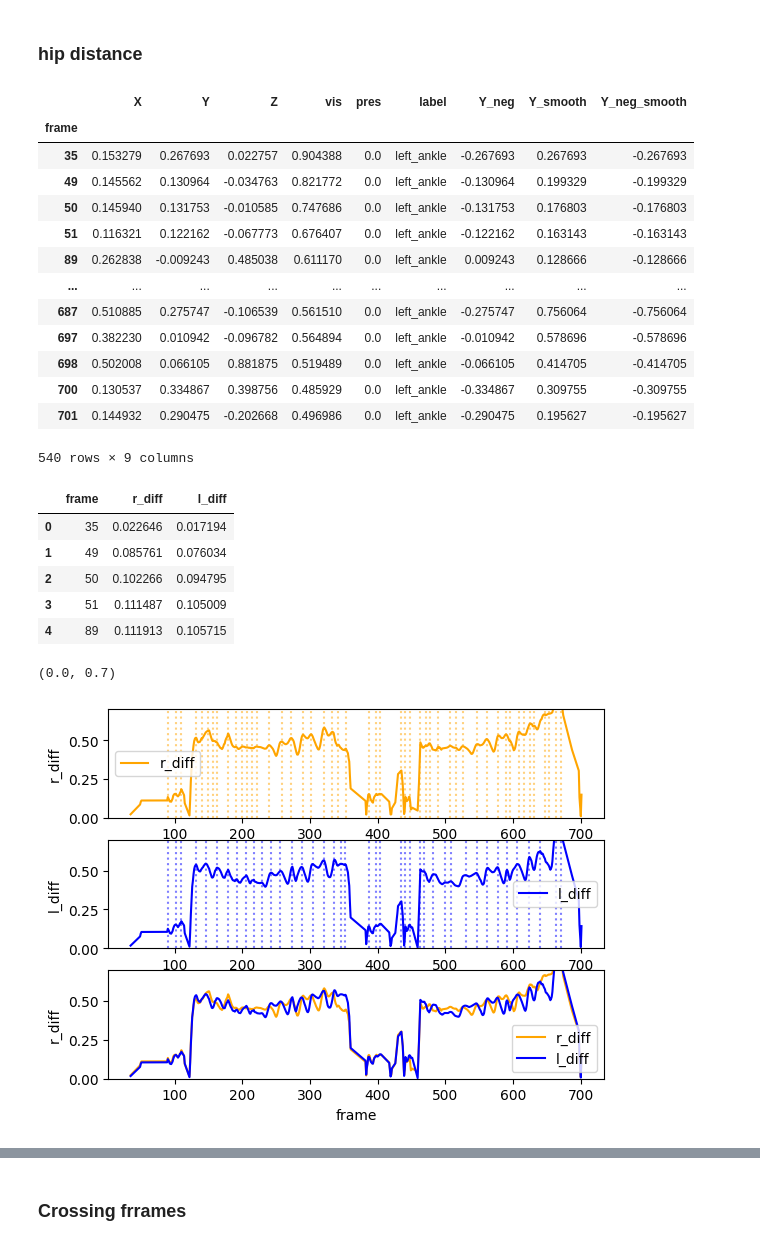
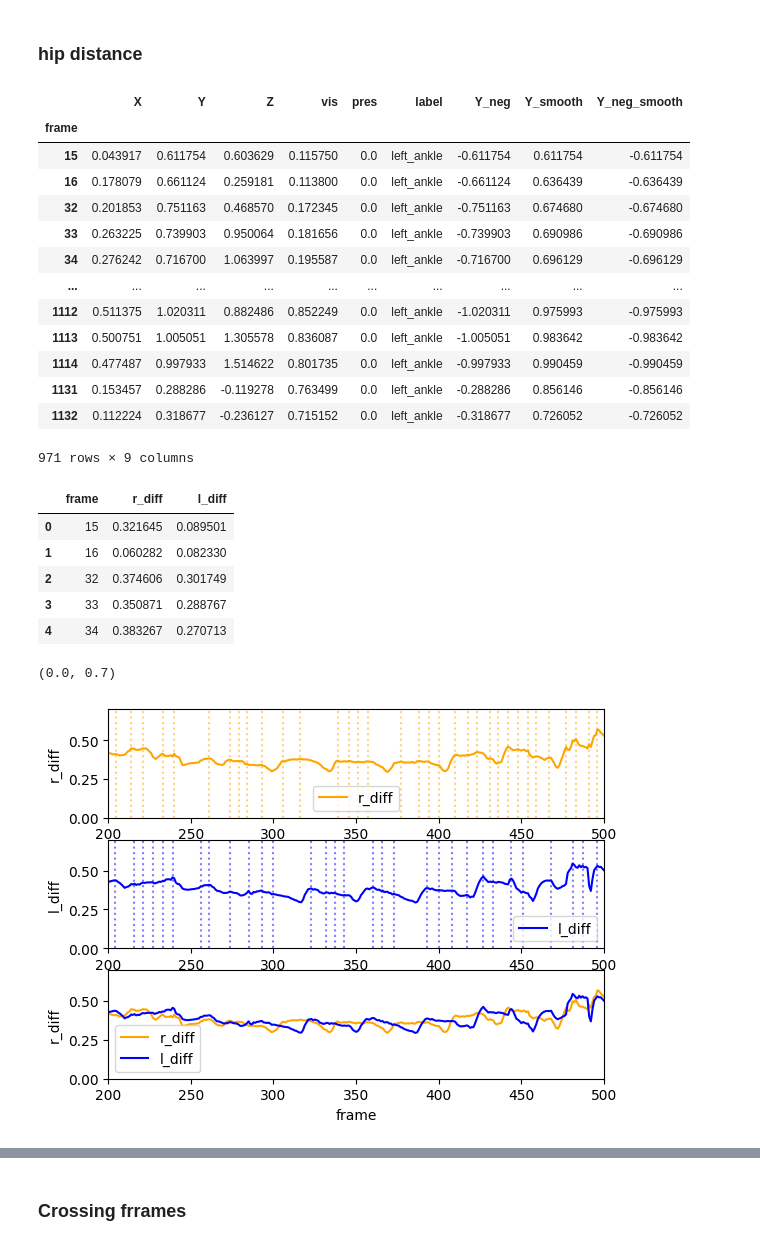
Before and after one commit to UCSF-MSLAB/HomeVideoAnalysis, a Jupyter notebook: megan_sandbox/gait_events/test_hip_heel_dist_2.ipynb, the cells around one changed output, grey strips where cells are left out. Drawn from its saved outputs; the diff is of its cells as text; code cells hidden in the pictures.

```diff
--- a/megan_sandbox/gait_events/test_hip_heel_dist_2.ipynb
+++ b/megan_sandbox/gait_events/test_hip_heel_dist_2.ipynb
@@ -11,7 +11,7 @@ output_path = r'C:\Users\mmccu\Box\MM_Personal\5_Projects\BoveLab\3_Data_and_Cod
 csv_file_name = 'test_hip_heel_events.csv'
 png_file_name = 'test_hip_heel_events.png'
 # %%
-mp_path = r'C:\Users\mmccu\Box\MM_Personal\5_Projects\BoveLab\3_Data_and_Code\gait_bw_zeno_outputs_004\subset_for_memory_a\BW-0006\2022_09_26\000_raw_pose_data\gait_vertical_PWS_1_mediapipe.csv'
+mp_path = r'C:\Users\mmccu\Box\MM_Personal\5_Projects\BoveLab\3_Data_and_Code\gait_bw_zeno_outputs_005\subset_for_memory_c\BW-0204\2023_07_31\000_raw_pose_data\gait_vertical_PWS_1_mediapipe.csv'
 # %%
 mp_df = pd.read_csv(mp_path, index_col = 0)
 mp_df['Y_neg'] = -mp_df['Y']
@@ -101,12 +101,12 @@ axs[2].set_ylim([-1, 0])
 # ankle hip to heel difference
 mp_r_hip_df = mp_df.loc[mp_df['label'] == 'right_hip']
 mp_r_hip_df = mp_r_hip_df.copy()
-mp_r_hip_df['Y_smooth'] = mp_r_hip_df['Y'].rolling(window=5, min_periods=1).mean()
+mp_r_hip_df['Y_smooth'] = mp_r_hip_df['Y'].rolling(window=10, min_periods=1).mean()
 mp_r_hip_df.set_index('frame', inplace=True)
 
 mp_l_hip_df = mp_df.loc[mp_df['label'] == 'left_hip']
 mp_l_hip_df = mp_l_hip_df.copy()
-mp_l_hip_df['Y_smooth'] = mp_l_hip_df['Y'].rolling(window=5, min_periods=1).mean()
+mp_l_hip_df['Y_smooth'] = mp_l_hip_df['Y'].rolling(window=10, min_periods=1).mean()
 mp_l_hip_df.set_index('frame', inplace=True)
 
 mp_r_ank_df.set_index('frame', inplace=True)
@@ -116,21 +116,21 @@ mp_l_ank_df
 # %% [output]
 |  | X | Y | Z | vis | pres | label | Y_neg | Y_smooth | Y_neg_smooth |
 | frame |  |  |  |  |  |  |  |  |  |
-| 35 | 0.153279 | 0.267693 | 0.022757 | 0.904388 | 0.0 | left_ankle | -0.267693 | 0.267693 | -0.267693 |
-| 49 | 0.145562 | 0.130964 | -0.034763 | 0.821772 | 0.0 | left_ankle | -0.130964 | 0.199329 | -0.199329 |
-| 50 | 0.145940 | 0.131753 | -0.010585 | 0.747686 | 0.0 | left_ankle | -0.131753 | 0.176803 | -0.176803 |
-| 51 | 0.116321 | 0.122162 | -0.067773 | 0.676407 | 0.0 | left_ankle | -0.122162 | 0.163143 | -0.163143 |
-| 89 | 0.262838 | -0.009243 | 0.485038 | 0.611170 | 0.0 | left_ankle | 0.009243 | 0.128666 | -0.128666 |
+| 15 | 0.043917 | 0.611754 | 0.603629 | 0.115750 | 0.0 | left_ankle | -0.611754 | 0.611754 | -0.611754 |
+| 16 | 0.178079 | 0.661124 | 0.259181 | 0.113800 | 0.0 | left_ankle | -0.661124 | 0.636439 | -0.636439 |
+| 32 | 0.201853 | 0.751163 | 0.468570 | 0.172345 | 0.0 | left_ankle | -0.751163 | 0.674680 | -0.674680 |
+| 33 | 0.263225 | 0.739903 | 0.950064 | 0.181656 | 0.0 | left_ankle | -0.739903 | 0.690986 | -0.690986 |
+| 34 | 0.276242 | 0.716700 | 1.063997 | 0.195587 | 0.0 | left_ankle | -0.716700 | 0.696129 | -0.696129 |
 | ... | ... | ... | ... | ... | ... | ... | ... | ... | ... |
-| 687 | 0.510885 | 0.275747 | -0.106539 | 0.561510 | 0.0 | left_ankle | -0.275747 | 0.756064 | -0.756064 |
-| 697 | 0.382230 | 0.010942 | -0.096782 | 0.564894 | 0.0 | left_ankle | -0.010942 | 0.578696 | -0.578696 |
-| 698 | 0.502008 | 0.066105 | 0.881875 | 0.519489 | 0.0 | left_ankle | -0.066105 | 0.414705 | -0.414705 |
-| 700 | 0.130537 | 0.334867 | 0.398756 | 0.485929 | 0.0 | left_ankle | -0.334867 | 0.309755 | -0.309755 |
-| 701 | 0.144932 | 0.290475 | -0.202668 | 0.496986 | 0.0 | left_ankle | -0.290475 | 0.195627 | -0.195627 |
+| 1112 | 0.511375 | 1.020311 | 0.882486 | 0.852249 | 0.0 | left_ankle | -1.020311 | 0.975993 | -0.975993 |
+| 1113 | 0.500751 | 1.005051 | 1.305578 | 0.836087 | 0.0 | left_ankle | -1.005051 | 0.983642 | -0.983642 |
+| 1114 | 0.477487 | 0.997933 | 1.514622 | 0.801735 | 0.0 | left_ankle | -0.997933 | 0.990459 | -0.990459 |
+| 1131 | 0.153457 | 0.288286 | -0.119278 | 0.763499 | 0.0 | left_ankle | -0.288286 | 0.856146 | -0.856146 |
+| 1132 | 0.112224 | 0.318677 | -0.236127 | 0.715152 | 0.0 | left_ankle | -0.318677 | 0.726052 | -0.726052 |
-540 rows × 9 columns
+971 rows × 9 columns
 # %%
-r_hip_ank_diff = abs(mp_r_hip_df['Y_smooth'] - mp_r_ank_df['Y_smooth'])
-l_hip_ank_diff = abs(mp_l_hip_df['Y_smooth'] - mp_l_ank_df['Y_smooth'])
+r_hip_ank_diff = abs(mp_r_hip_df['Y'] - mp_r_ank_df['Y'])
+l_hip_ank_diff = abs(mp_l_hip_df['Y'] - mp_l_ank_df['Y'])
 
 diff_df = pd.DataFrame({'r_diff' : r_hip_ank_diff,
                         'l_diff' : l_hip_ank_diff})
@@ -138,11 +138,11 @@ diff_df = diff_df.reset_index()
 diff_df.head()
 # %% [output]
 |  | frame | r_diff | l_diff |
-| 0 | 35 | 0.022646 | 0.017194 |
-| 1 | 49 | 0.085761 | 0.076034 |
-| 2 | 50 | 0.102266 | 0.094795 |
-| 3 | 51 | 0.111487 | 0.105009 |
-| 4 | 89 | 0.111913 | 0.105715 |
+| 0 | 15 | 0.321645 | 0.089501 |
+| 1 | 16 | 0.060282 | 0.082330 |
+| 2 | 32 | 0.374606 | 0.301749 |
+| 3 | 33 | 0.350871 | 0.288767 |
+| 4 | 34 | 0.383267 | 0.270713 |
 # %%
 # ankle hip to heel difference peaks
 r_diff_peaks_i, _ = sig.find_peaks(diff_df['r_diff'], distance = 5)
@@ -159,25 +159,26 @@ l_diff_peaks_df = pd.DataFrame(data = {'frame' : diff_df.iloc[l_diff_peaks_i]['f
 # %%
 # plot hip to ank diffs and peaks
 fig, axs = plt.subplots(3)
 sns.lineplot(x = 'frame', y = 'r_diff', data = diff_df, color = 'orange', label = 'r_diff', ax = axs[0])
 sns.lineplot(x = 'frame', y = 'r_diff', data = diff_df, color = 'orange', label = 'r_diff', ax = axs[2])
 for r_diff_peak_frame in r_diff_peaks_df['frame']:
     axs[0].axvline(r_diff_peak_frame, color = 'orange', linestyle = ':', alpha = 0.5)
 
 sns.lineplot(x = 'frame', y = 'l_diff', data = diff_df, color = 'blue', label = 'l_diff', ax = axs[1])
 sns.lineplot(x = 'frame', y = 'l_diff', data = diff_df, color = 'blue', label = 'l_diff', ax = axs[2])
 for l_diff_peak_frame in l_diff_peaks_df['frame']:
     axs[1].axvline(l_diff_peak_frame, color = 'blue', linestyle = ':', alpha = 0.5)
 
 plt.legend()
-#axs[0].set_xlim([100, 400])
-#axs[1].set_xlim([200, 400])
+axs[0].set_xlim([200, 500])
+axs[1].set_xlim([200, 500])
+axs[2].set_xlim([200, 500])
 axs[0].set_ylim([0, 0.7])
 axs[1].set_ylim([0, 0.7])
 axs[2].set_ylim([0, 0.7])
 # %% [output]
 (0.0, 0.7)
-[figure, old version]
+[figure, new version]
 # %%
 mp_r_ank_df.head()
 # %% [output]
```
Also changed, not shown: parts of 21 cells of this notebook, 4 other files.
